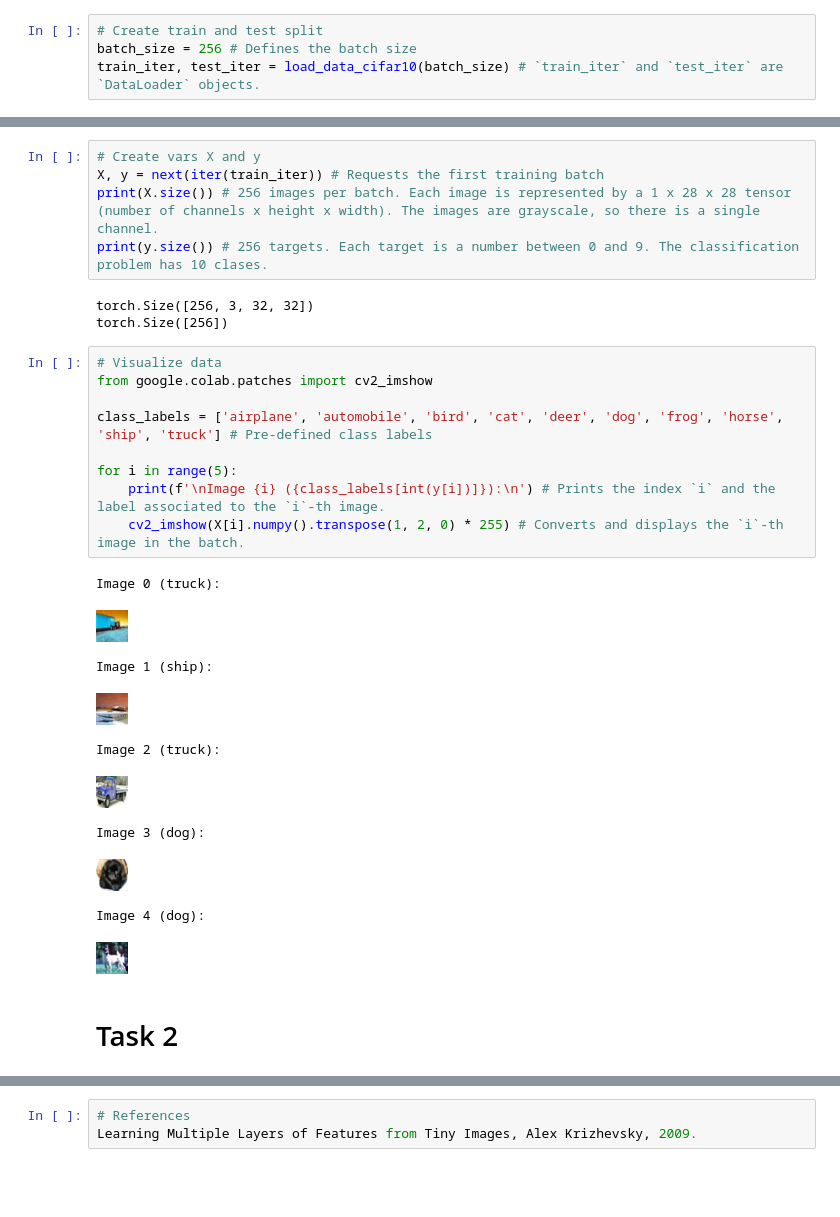
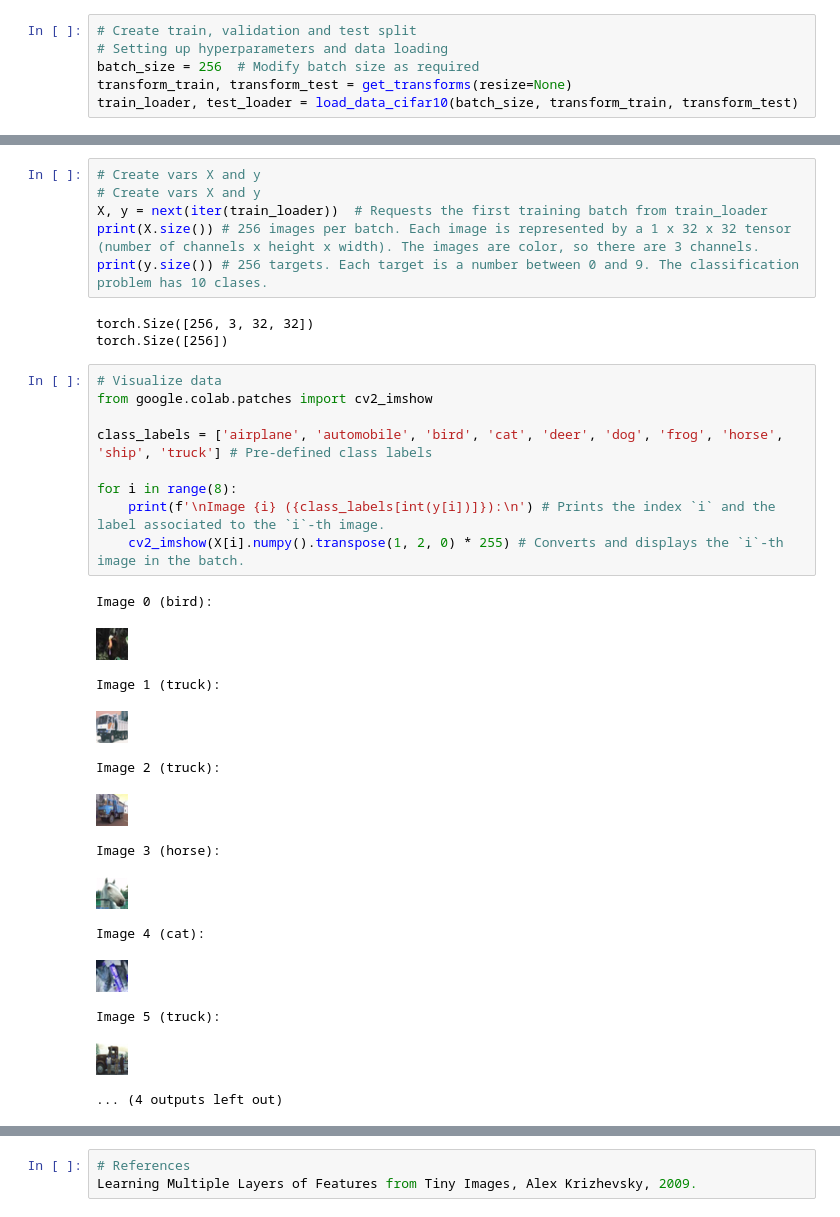
Before and after one commit to mariampinel/Neural-Networks-Deep-Learning, a Jupyter notebook: NN_Coursework.ipynb, the cells around one changed output, grey strips where cells are left out. Saved outputs shown, nothing was run; the diff lists cells and outputs as text; blank space fills up the shorter version.

```diff
--- a/NN_Coursework.ipynb
+++ b/NN_Coursework.ipynb
@@ -27,4 +62,6 @@ def load_data_cifar10(batch_size, resize=None):
 # %%
-# Create train and test split
-batch_size = 256 # Defines the batch size
-train_iter, test_iter = load_data_cifar10(batch_size) # `train_iter` and `test_iter` are `DataLoader` objects.
+# Create train, validation and test split
+# Setting up hyperparameters and data loading
+batch_size = 256  # Modify batch size as required
+transform_train, transform_test = get_transforms(resize=None)
+train_loader, test_loader = load_data_cifar10(batch_size, transform_train, transform_test)
@@ -31,7 +75,8 @@ train_iter, test_iter = load_data_cifar10(batch_size) # `train_iter` and `test_i
 # %%
 # Create vars X and y
-X, y = next(iter(train_iter)) # Requests the first training batch
-print(X.size()) # 256 images per batch. Each image is represented by a 1 x 28 x 28 tensor (number of channels x height x width). The images are grayscale, so there is a single channel.
+# Create vars X and y
+X, y = next(iter(train_loader))  # Requests the first training batch from train_loader
+print(X.size()) # 256 images per batch. Each image is represented by a 1 x 32 x 32 tensor (number of channels x height x width). The images are color, so there are 3 channels.
 print(y.size()) # 256 targets. Each target is a number between 0 and 9. The classification problem has 10 clases.
 # %% [output]
 torch.Size([256, 3, 32, 32])
@@ -39,22 +84,23 @@ torch.Size([256])
 # %%
 # Visualize data
 from google.colab.patches import cv2_imshow
 
 class_labels = ['airplane', 'automobile', 'bird', 'cat', 'deer', 'dog', 'frog', 'horse', 'ship', 'truck'] # Pre-defined class labels
 
-for i in range(5):
+for i in range(8):
     print(f'\nImage {i} ({class_labels[int(y[i])]}):\n') # Prints the index `i` and the label associated to the `i`-th image.
     cv2_imshow(X[i].numpy().transpose(1, 2, 0) * 255) # Converts and displays the `i`-th image in the batch.
 # %% [output]
-Image 0 (truck):
+Image 0 (bird):
-[figure, old version]
+[figure, new version]
-Image 1 (ship):
+Image 1 (truck):
-[figure, old version]
+[figure, new version]
 Image 2 (truck):
-[figure, old version]
+[figure, new version]
-Image 3 (dog):
+Image 3 (horse):
-[figure, old version]
+[figure, new version]
-Image 4 (dog):
+Image 4 (cat):
-[figure, old version]
+[figure, new version]
+Image 5 (truck):
+[figure, added]
+... (4 outputs left out)
-# %% [markdown]
-# Task 2
```
Also changed, not shown: parts of 30 cells of this notebook.
